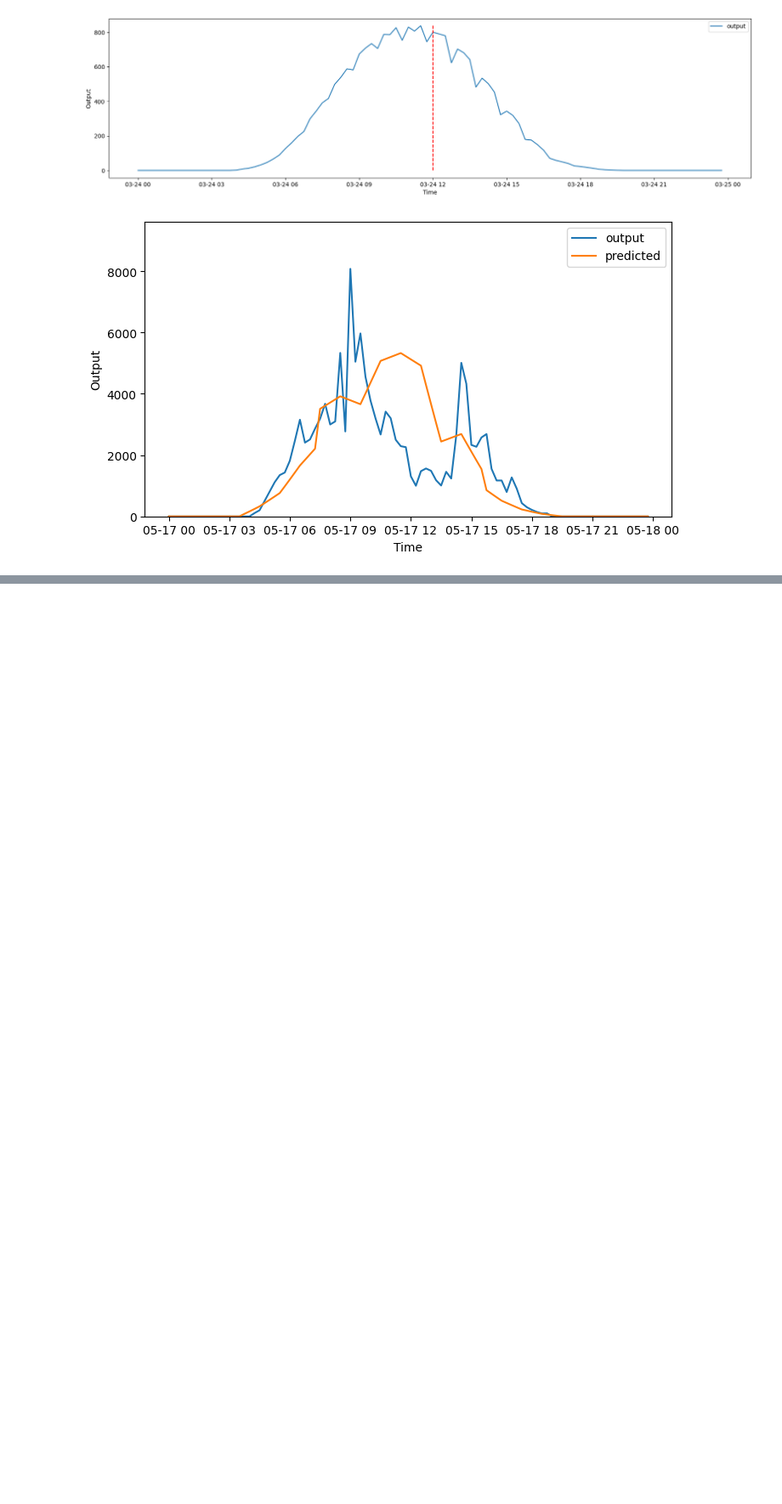
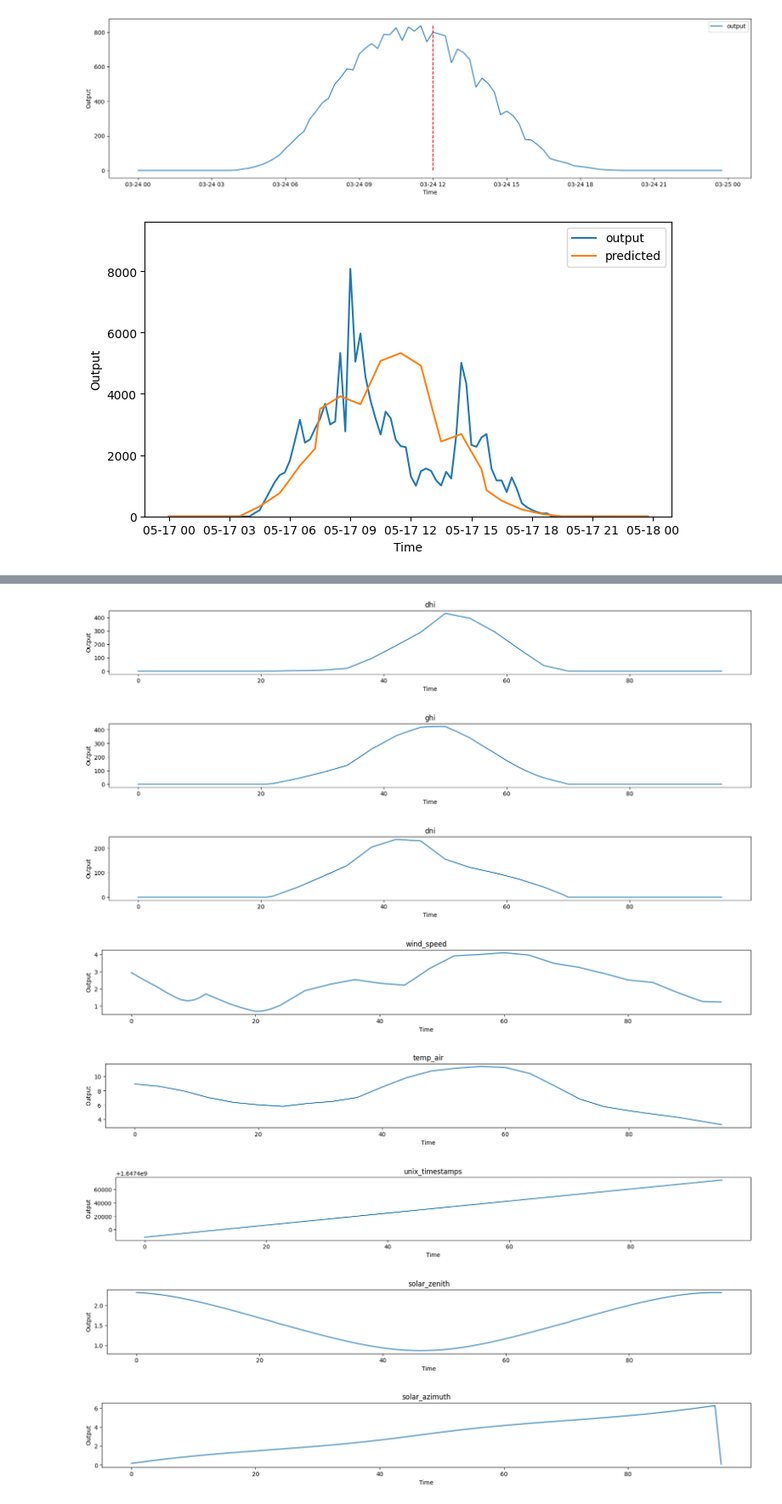
Before and after one commit to pavlikp/PV-PIML, a Jupyter notebook: notebooks/PVDataset.ipynb, the cells around one changed output, grey strips where cells are left out. Shown at 85% size. Drawn from its saved outputs; the diff is of its cells as text; code cells hidden in the pictures; blank space fills up the shorter version.

```diff
--- a/notebooks/PVDataset.ipynb
+++ b/notebooks/PVDataset.ipynb
@@ -152,0 +213,29 @@ plt.show()
+# %%
+import os
+os.chdir("./..")
+
+from PVDatasetWithHistory import PVDatasetWithHistory
+
+ds = PVDatasetWithHistory(r"C:\Users\peter\Repos\ENFIELD-data\processed_unpack\nwp_0h", previous_days=0, split="train")
+# %%
+import matplotlib.pyplot as plt
+import random
+
+x, y, installation_metadata = ds[random.randint(0, len(ds)-1)]
+
+for key in x:
+    plt.figure(figsize=(20, 2))
+    plt.plot(x[key])
+    plt.title(key)
+    plt.xlabel("Time")
+    plt.ylabel("Output")
+    plt.show()
+# %% [output]
+[figure, added]
+[figure, added]
+[figure, added]
+[figure, added]
+[figure, added]
+[figure, added]
+[figure, added]
+[figure, added]
```
Also changed, not shown: parts of 3 cells of this notebook, 9 other files.
